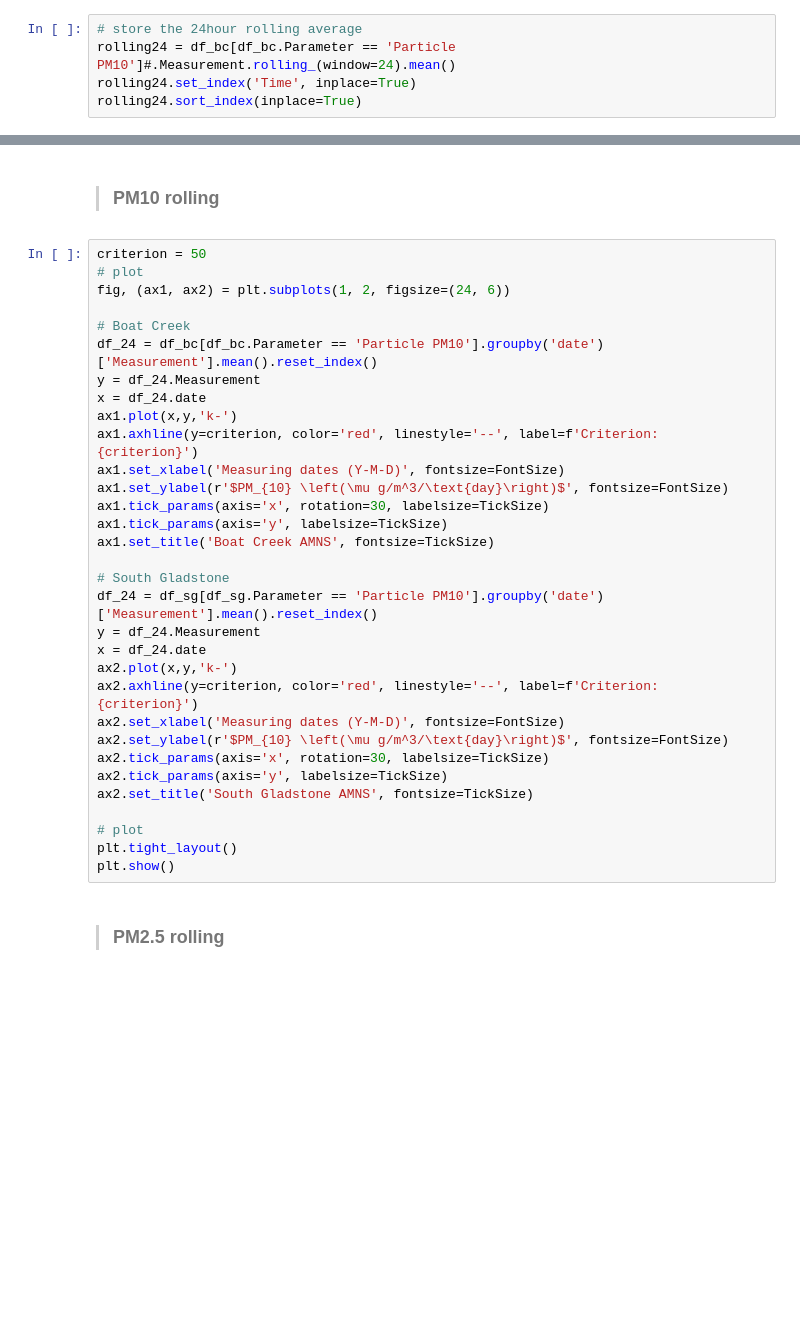
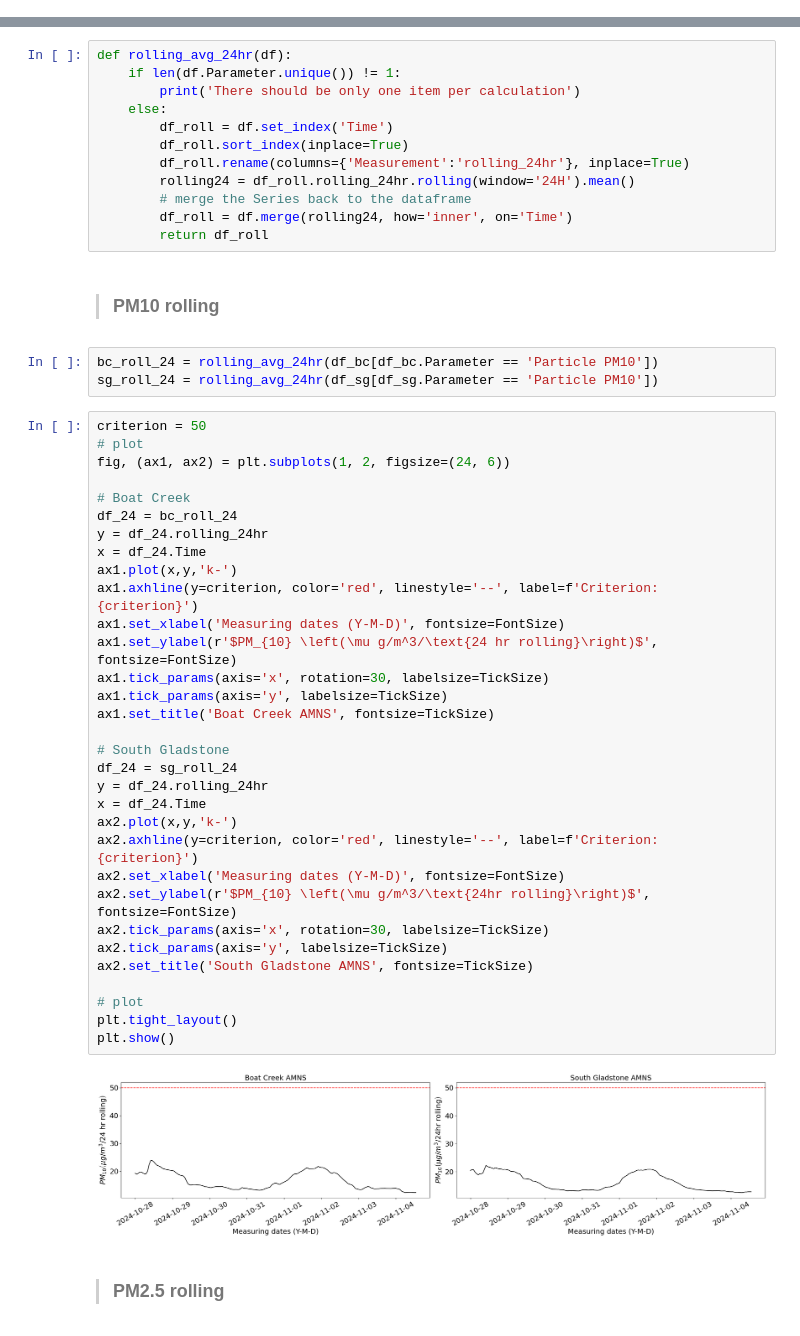
Before and after one commit to GinnCheng/DA_AQ_hub, a Jupyter notebook: main_script.ipynb, the cells around one changed output, grey strips where cells are left out. Cells and saved outputs as stored; diff of their text form; blank space fills up the shorter version.

Commit message:
feat: update main script
Description:
- updated 24hr rolling average

```diff
--- a/main_script.ipynb
+++ b/main_script.ipynb
@@ -286,8 +286,3 @@ df_bc.head()
 | 2 | Boat Creek | 2024-11-04T01:00:00.000Z | Nitrogen dioxide | 0.00 | µg/m³ | 0.000 | ... |
 | 3 | Boat Creek | 2024-11-04T00:00:00.000Z | Nitrogen dioxide | 5.64 | µg/m³ | 0.003 | ... |
 | 4 | Boat Creek | 2024-11-03T23:00:00.000Z | Nitrogen dioxide | 3.76 | µg/m³ | 0.002 | ... |
-# %%
-# store the 24hour rolling average
-rolling24 = df_bc[df_bc.Parameter == 'Particle PM10']#.Measurement.rolling_(window=24).mean()
-rolling24.set_index('Time', inplace=True)
-rolling24.sort_index(inplace=True)
@@ -310,36 +289,53 @@ Name: Measurement, Length: 181, dtype: float64
+# %%
+def rolling_avg_24hr(df):
+    if len(df.Parameter.unique()) != 1:
+        print('There should be only one item per calculation')
+    else:
+        df_roll = df.set_index('Time')
+        df_roll.sort_index(inplace=True)
+        df_roll.rename(columns={'Measurement':'rolling_24hr'}, inplace=True)
+        rolling24 = df_roll.rolling_24hr.rolling(window='24H').mean()
+        # merge the Series back to the dataframe
+        df_roll = df.merge(rolling24, how='inner', on='Time')
+        return df_roll
 # %% [markdown]
 > ### PM10 rolling
+# %%
+bc_roll_24 = rolling_avg_24hr(df_bc[df_bc.Parameter == 'Particle PM10'])
+sg_roll_24 = rolling_avg_24hr(df_sg[df_sg.Parameter == 'Particle PM10'])
 # %%
 criterion = 50
 # plot
 fig, (ax1, ax2) = plt.subplots(1, 2, figsize=(24, 6))
 
 # Boat Creek
-df_24 = df_bc[df_bc.Parameter == 'Particle PM10'].groupby('date')['Measurement'].mean().reset_index()
-y = df_24.Measurement
-x = df_24.date
+df_24 = bc_roll_24
+y = df_24.rolling_24hr
+x = df_24.Time
 ax1.plot(x,y,'k-')
 ax1.axhline(y=criterion, color='red', linestyle='--', label=f'Criterion: {criterion}')
 ax1.set_xlabel('Measuring dates (Y-M-D)', fontsize=FontSize)
-ax1.set_ylabel(r'$PM_{10} \left(\mu g/m^3/\text{day}\right)$', fontsize=FontSize)
+ax1.set_ylabel(r'$PM_{10} \left(\mu g/m^3/\text{24 hr rolling}\right)$', fontsize=FontSize)
 ax1.tick_params(axis='x', rotation=30, labelsize=TickSize)
 ax1.tick_params(axis='y', labelsize=TickSize)
 ax1.set_title('Boat Creek AMNS', fontsize=TickSize)
 
 # South Gladstone
-df_24 = df_sg[df_sg.Parameter == 'Particle PM10'].groupby('date')['Measurement'].mean().reset_index()
-y = df_24.Measurement
-x = df_24.date
+df_24 = sg_roll_24
+y = df_24.rolling_24hr
+x = df_24.Time
 ax2.plot(x,y,'k-')
 ax2.axhline(y=criterion, color='red', linestyle='--', label=f'Criterion: {criterion}')
 ax2.set_xlabel('Measuring dates (Y-M-D)', fontsize=FontSize)
-ax2.set_ylabel(r'$PM_{10} \left(\mu g/m^3/\text{day}\right)$', fontsize=FontSize)
+ax2.set_ylabel(r'$PM_{10} \left(\mu g/m^3/\text{24hr rolling}\right)$', fontsize=FontSize)
 ax2.tick_params(axis='x', rotation=30, labelsize=TickSize)
 ax2.tick_params(axis='y', labelsize=TickSize)
 ax2.set_title('South Gladstone AMNS', fontsize=TickSize)
 
 # plot
 plt.tight_layout()
 plt.show()
+# %% [output]
+[figure, added]
 # %% [markdown]
 > ### PM2.5 rolling
```
Also changed, not shown: parts of 4 cells of this notebook.
